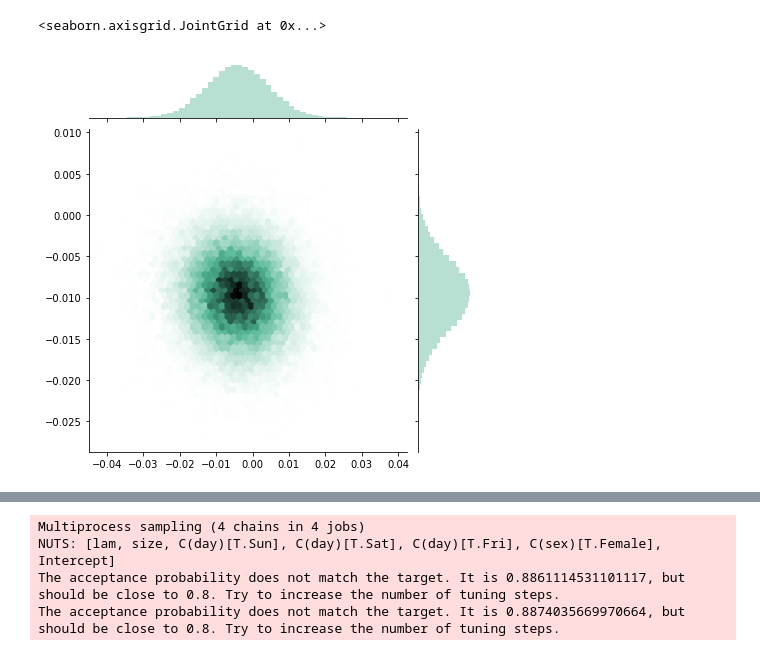
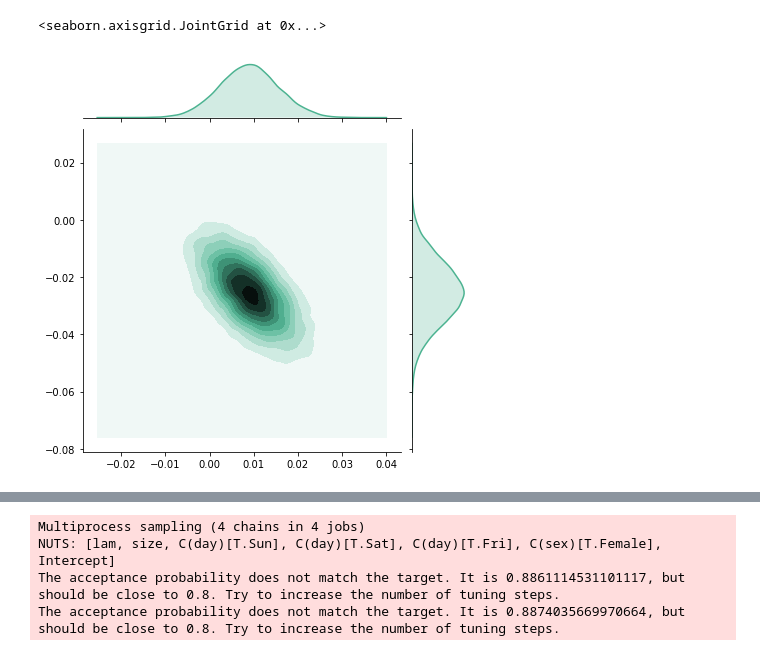
Before and after one commit to statisticalbiotechnology/algbioinfo, a Jupyter notebook: nb/plot/tips.ipynb, the cells around one changed output, grey strips where cells are left out. Drawn from its saved outputs; the diff is of its cells as text; code cells hidden in the pictures.

```diff
--- a/nb/plot/tips.ipynb
+++ b/nb/plot/tips.ipynb
@@ -7,7 +7,7 @@ from patsy import dmatrices
 
 tips = sns.load_dataset("tips")
 # %%
-tips["tip_rate"]=tips["tip"]/tips["total_bill"]
+tips["tip_rate"]=tips["tip"]/(tips["tip"]+tips["total_bill"])
 # %%
 sns.violinplot(y="tip_rate", x="sex", data = tips)
 # %% [output]
@@ -77,11 +85,11 @@ def our_mcmc(df,formula,family=pm.glm.families.Normal(),iterations=10000):
 
         # Calculate the trace
         trace = pm.sample(
-            iterations, step, start,
+            iterations, step, start, tune=1000,
             random_seed=42, progressbar=True)
 
-        return trace
+        return trace, basic_model
 # %%
-trace = our_mcmc(tips,'tip_rate ~ C(sex) + C(day) + C(smoker) + size')
+trace,model = our_mcmc(tips,'tip_rate ~ C(sex) + C(smoker) + C(sex):C(smoker)')
 # %% [output]
 Multiprocess sampling (4 chains in 4 jobs)
@@ -114,5 +130,5 @@ sns.jointplot(trace['C(day)[T.Fri]'], trace['C(sex)[T.Female]'], kind="hex", col
 # %%
-sns.jointplot(trace['C(smoker)[T.No]'], trace['size'], kind="hex", color="#4CB391")
+sns.jointplot(trace['C(smoker)[T.No]'], trace['C(sex)[T.Female]:C(smoker)[T.No]'], kind="kde", color="#4CB391")
 # %% [output]
 <seaborn.axisgrid.JointGrid at 0x...>
-[figure, old version]
+[figure, new version]
```
Also changed, not shown: parts of 16 cells of this notebook.
